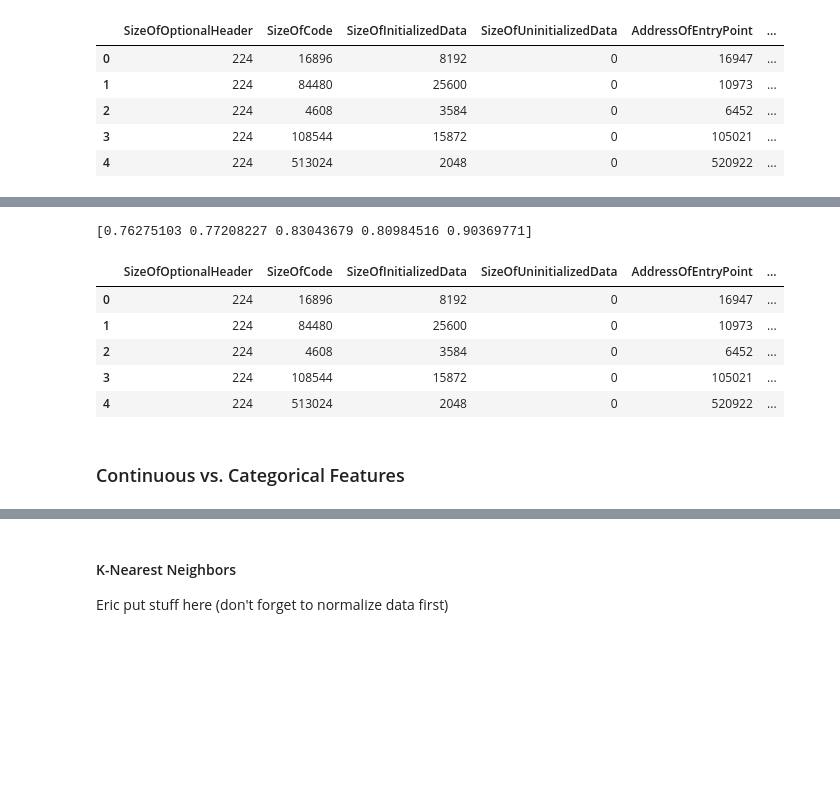
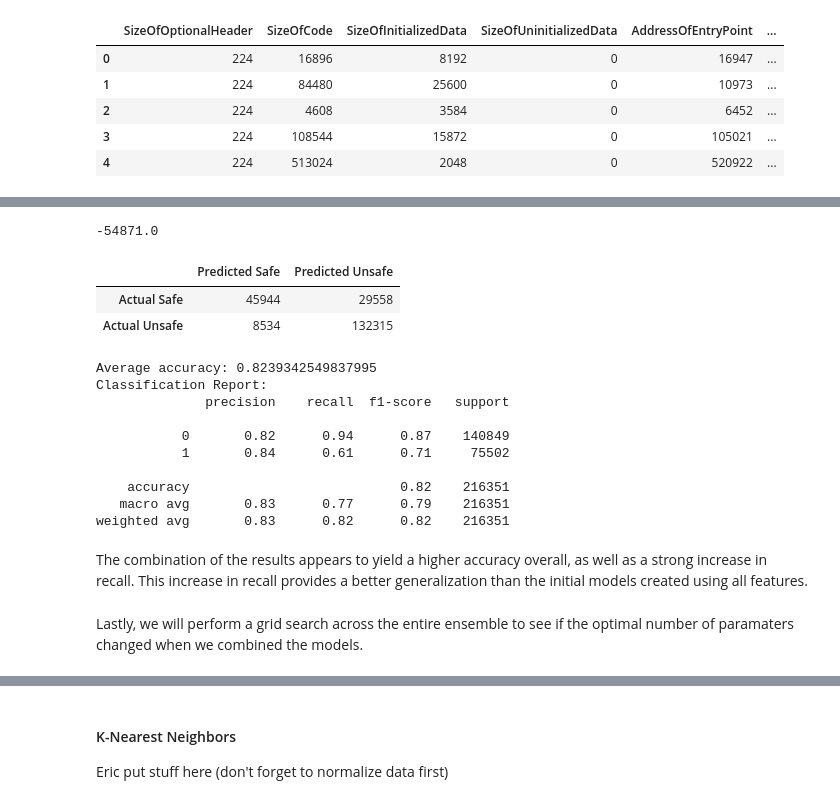
Before and after one commit to ayaabdelgawad/categorize-viruses, a Jupyter notebook: mal-classifier.ipynb, the cells around one changed output, grey strips where cells are left out. Drawn from its saved outputs; the diff is of its cells as text; code cells hidden in the pictures; blank space fills up the shorter version.

```diff
--- a/mal-classifier.ipynb
+++ b/mal-classifier.ipynb
@@ -429,5 +407,6 @@ def make_fold (data, n, fold_len, K):
 # %%
-def print_confusion_matrix(TP, FP, FN, TN):
+# from homework
+def print_confusion_matrix(TN, FP, FN, TP):
     table_data = [[TP,FN],[FP,TN]]
     df = pd.DataFrame(table_data, columns =['Predicted Safe','Predicted Unsafe'])
     df = df.rename(index={0: 'Actual Safe', 1: 'Actual Unsafe'})
@@ -435,6 +414,3 @@ def print_confusion_matrix(TP, FP, FN, TN):
 # %%
 def split_feats_labels (data, class_label='legitimate'):
     return data.drop (columns=[class_label]), data[class_label]
-# %%
-def calc_cost (cost_mat, conf_mat):
-    return (cost_mat * conf_mat).sum()
@@ -621,0 +417,4 @@ Selected OSVersion, Subsystem_IMAGE_SUBSYSTEM_WINDOWS_GUI as the best features
+# %%
+def get_k_feat_names (KBest, data):
+    cols = KBest.get_support(indices=True)
+    return [name for name in data.iloc[:,cols]]
@@ -622,45 +675,52 @@ Selected OSVersion, Subsystem_IMAGE_SUBSYSTEM_WINDOWS_GUI as the best features
 # %%
 from sklearn.compose import ColumnTransformer
 from sklearn.pipeline import Pipeline
-from sklearn.model_selection import cross_val_score
+from sklearn.model_selection import cross_val_score, cross_val_predict
 from sklearn.preprocessing import OrdinalEncoder
 from sklearn.ensemble import VotingClassifier
+from sklearn.metrics import accuracy_score, classification_report
 
-best_cfeats = ["SizeOfOptionalHeader", "SectionsNb", "SectionsMeanEntropy", "ExportNb"]
-best_dfeats = ["OSVersion", "Subsystem_IMAGE_SUBSYSTEM_WINDOWS_GUI"]
+features, labels = split_feats_labels (data)
 
-ctransformer = ColumnTransformer ([("selector", "passthrough", best_cfeats)], remainder="drop")
-dtransformer = ColumnTransformer ([("selector", "passthrough", best_dfeats)], remainder="drop")
+ctransformer = ColumnTransformer ([("selector", "passthrough", best_continuous_features)], remainder="drop")
+dtransformer = ColumnTransformer ([("selector", "passthrough", best_discrete_features)], remainder="drop")
 
 cmodel = GaussianNB ()
 dmodel = CategoricalNB ()
 
 cont_pipe = Pipeline (steps=[
     ('prep', ctransformer),
     ('model', cmodel)
 ])
 disc_pipe = Pipeline (steps=[
     ('prep', dtransformer),
-    ('ord_encoder', OrdinalEncoder()),
+    ('ordi', OrdinalEncoder (handle_unknown="nan")),
     ('model', dmodel)
 ])
 
-# scores = cross_val_score(cont_pipe, data.drop(columns=['legitimate']), data['legitimate'], cv=5)
-# scores2 = cross_val_score(disc_pipe, data.drop(columns=['legitimate']), data['legitimate'], cv=5)
+ensemble = VotingClassifier (estimators=[('continuous', cont_pipe), ('categorical', disc_pipe)], voting='hard')
 
-ensemble = VotingClassifier (estimators=[('continuous', cont_pipe), ('categorical', disc_pipe)], voting='soft')
+scores = cross_val_score (ensemble, features, labels, cv=10, scoring=score)
+pred = cross_val_predict (ensemble, features, labels, cv=10)
 
-score = cross_val_score(ensemble, data.drop(columns=['legitimate']), data['legitimate'], cv=5)
+print_confusion_matrix (*confusion_matrix (labels, pred).ravel ())
 
-# cont_pipe.fit (data, data['legitimate'])
-# print(cont_pipe.predict (data))
-print (score)
-data.head ()
+print ("Average score:", score.mean ())
+print ("Average accuracy:", accuracy_score (labels, pred))
+print ("Classification Report:")
+print (classification_report (labels, pred))
 # %% [output]
-[0.76275103 0.77208227 0.83043679 0.80984516 0.90369771]
+-54871.0
-|  | SizeOfOptionalHeader | SizeOfCode | SizeOfInitializedData | SizeOfUninitializedData | AddressOfEntryPoint | ... |
-| 0 | 224 | 16896 | 8192 | 0 | 16947 | ... |
-| 1 | 224 | 84480 | 25600 | 0 | 10973 | ... |
-| 2 | 224 | 4608 | 3584 | 0 | 6452 | ... |
-| 3 | 224 | 108544 | 15872 | 0 | 105021 | ... |
-| 4 | 224 | 513024 | 2048 | 0 | 520922 | ... |
+|  | Predicted Safe | Predicted Unsafe |
+| Actual Safe | 45944 | 29558 |
+| Actual Unsafe | 8534 | 132315 |
+Average accuracy: 0.8239342549837995
+Classification Report:
+              precision    recall  f1-score   support
+
+           0       0.82      0.94      0.87    140849
+           1       0.84      0.61      0.71     75502
+
+    accuracy                           0.82    216351
+   macro avg       0.83      0.77      0.79    216351
+weighted avg       0.83      0.82      0.82    216351
@@ -688,2 +727,4 @@ data.head ()
-# %% [markdown]
-### Continuous vs. Categorical Features
+# %% [markdown]
+The combination of the results appears to yield a higher accuracy overall, as well as a strong increase in recall. This increase in recall provides a better generalization than the initial models created using all features.
+# %% [markdown]
+Lastly, we will perform a grid search across the entire ensemble to see if the optimal number of paramaters changed when we combined the models.
```
Also changed, not shown: parts of 34 cells of this notebook.
